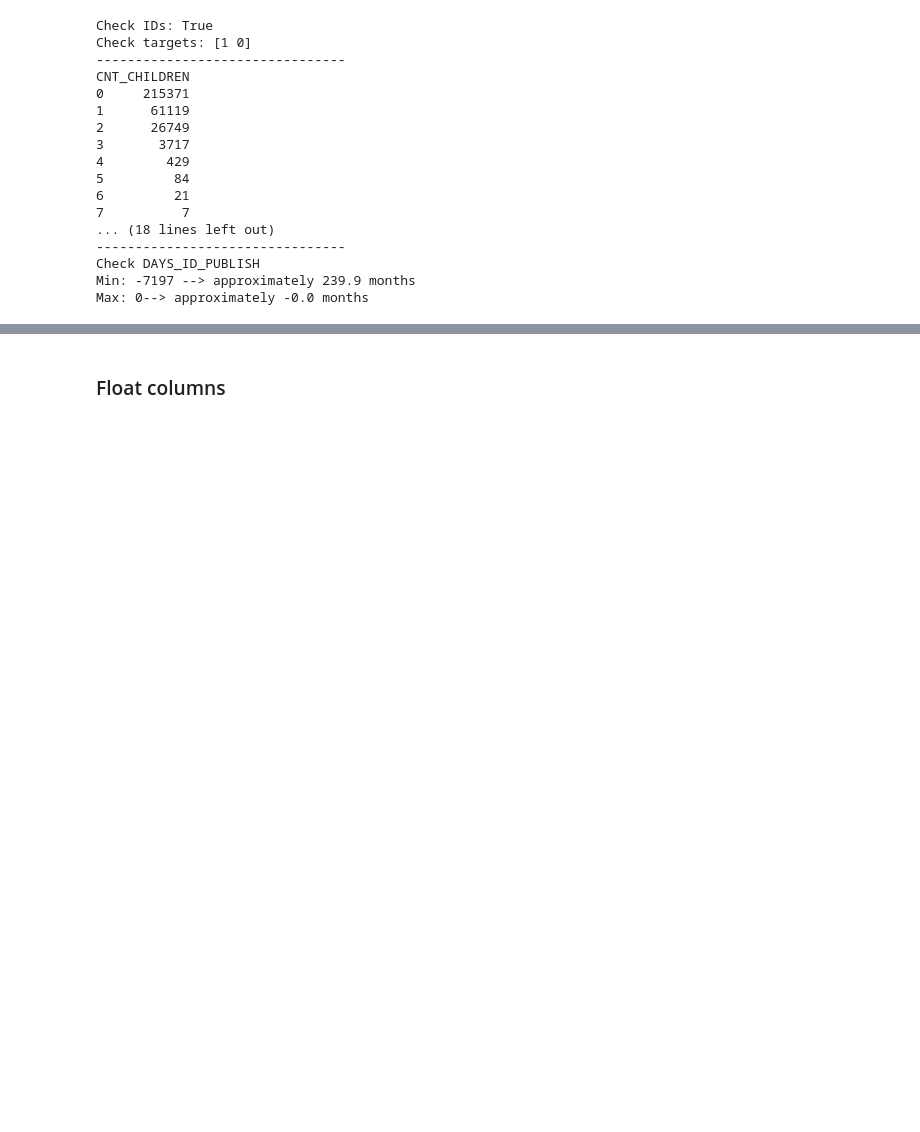
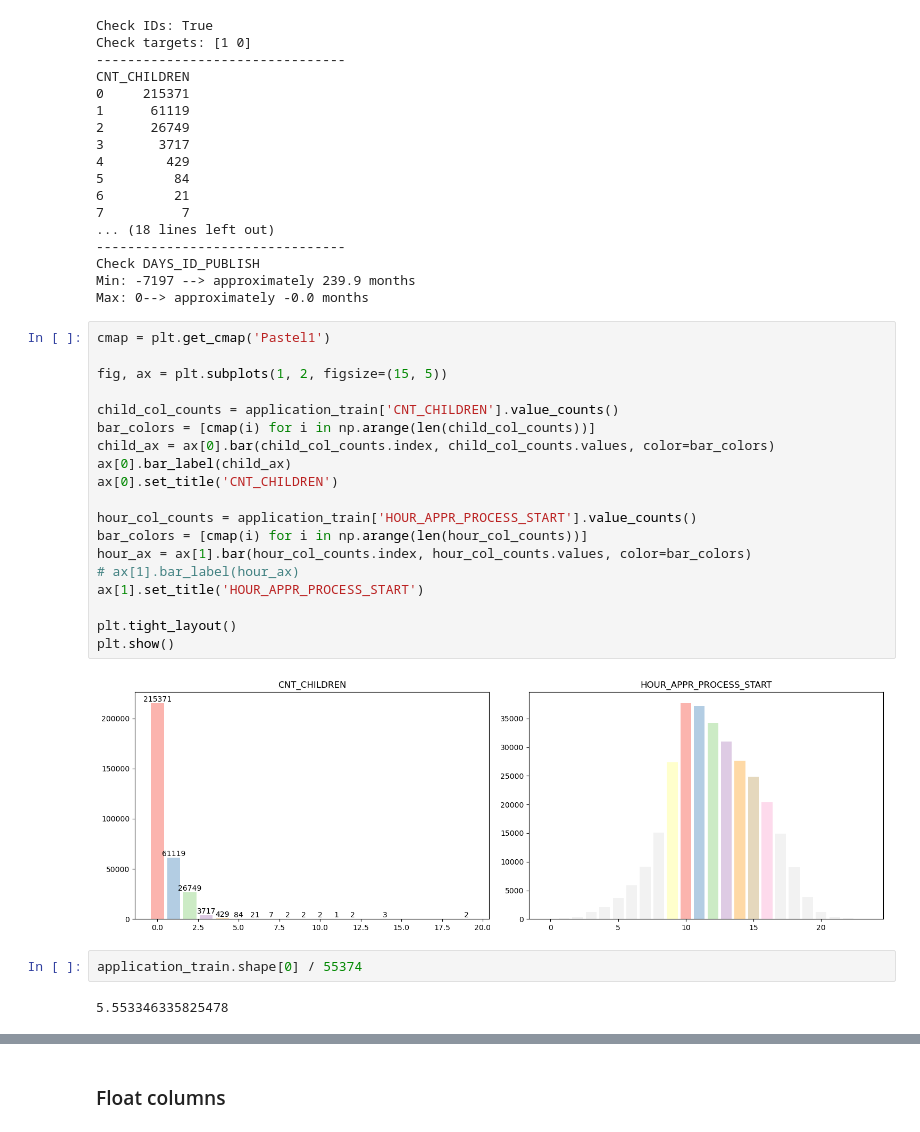
Before and after one commit to PhamMaiLinh-2403/Home_Credit_Default_Risk, a Jupyter notebook: EDA.ipynb, the cells around one changed output, grey strips where cells are left out. Saved outputs shown, nothing was run; the diff lists cells and outputs as text; blank space fills up the shorter version.

```diff
--- a/EDA.ipynb
+++ b/EDA.ipynb
@@ -257,3 +266,28 @@ CNT_CHILDREN
 Check DAYS_ID_PUBLISH
 Min: -7197 --> approximately 239.9 months
 Max: 0--> approximately -0.0 months
+# %%
+cmap = plt.get_cmap('Pastel1')
+
+fig, ax = plt.subplots(1, 2, figsize=(15, 5))
+
+child_col_counts = application_train['CNT_CHILDREN'].value_counts()
+bar_colors = [cmap(i) for i in np.arange(len(child_col_counts))]
+child_ax = ax[0].bar(child_col_counts.index, child_col_counts.values, color=bar_colors)
+ax[0].bar_label(child_ax)
+ax[0].set_title('CNT_CHILDREN')
+
+hour_col_counts = application_train['HOUR_APPR_PROCESS_START'].value_counts()
+bar_colors = [cmap(i) for i in np.arange(len(hour_col_counts))]
+hour_ax = ax[1].bar(hour_col_counts.index, hour_col_counts.values, color=bar_colors)
+# ax[1].bar_label(hour_ax)
+ax[1].set_title('HOUR_APPR_PROCESS_START')
+
+plt.tight_layout()
+plt.show()
+# %% [output]
+[figure, added]
+# %%
+application_train.shape[0] / 55374
+# %% [output]
+5.553346335825478
```
Also changed, not shown: parts of 4 cells of this notebook.
